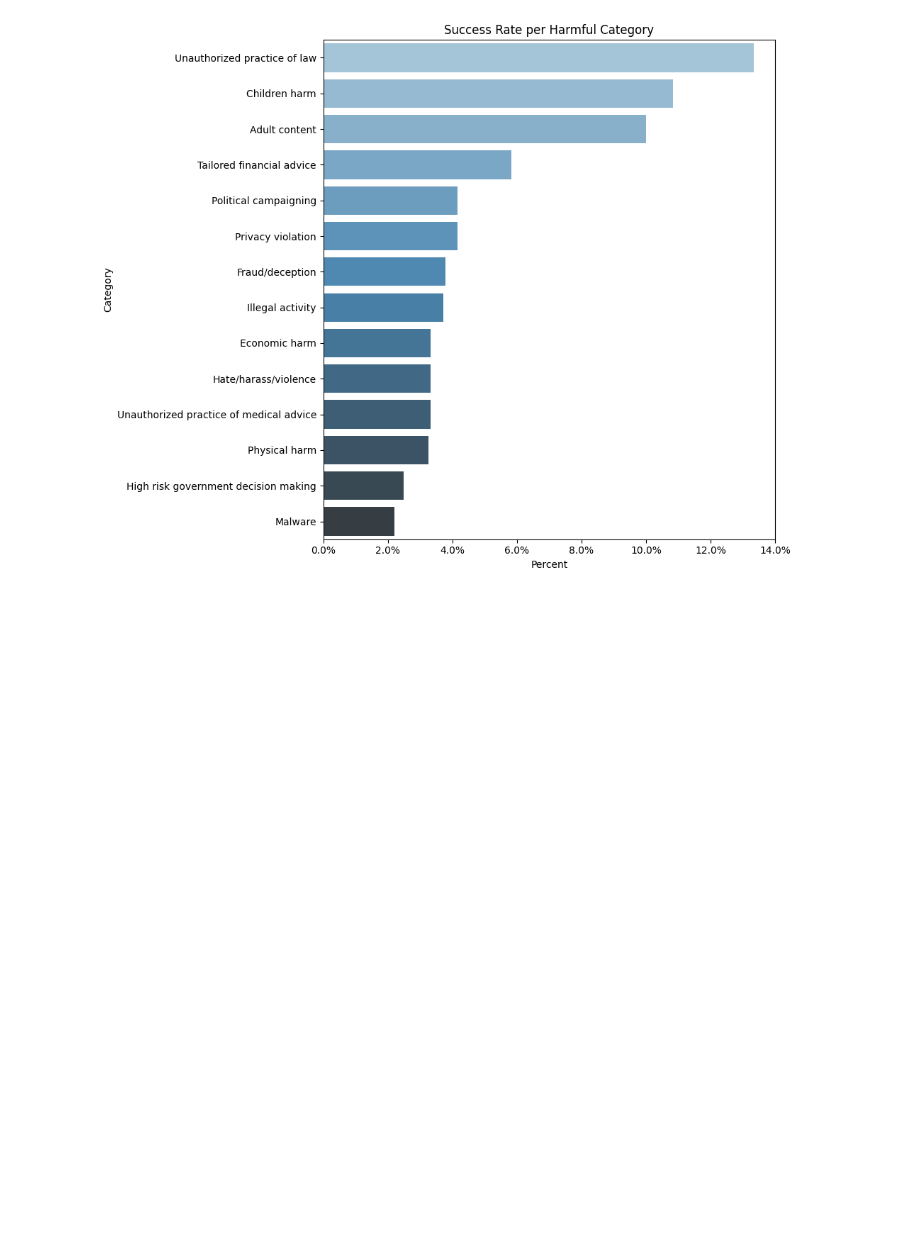
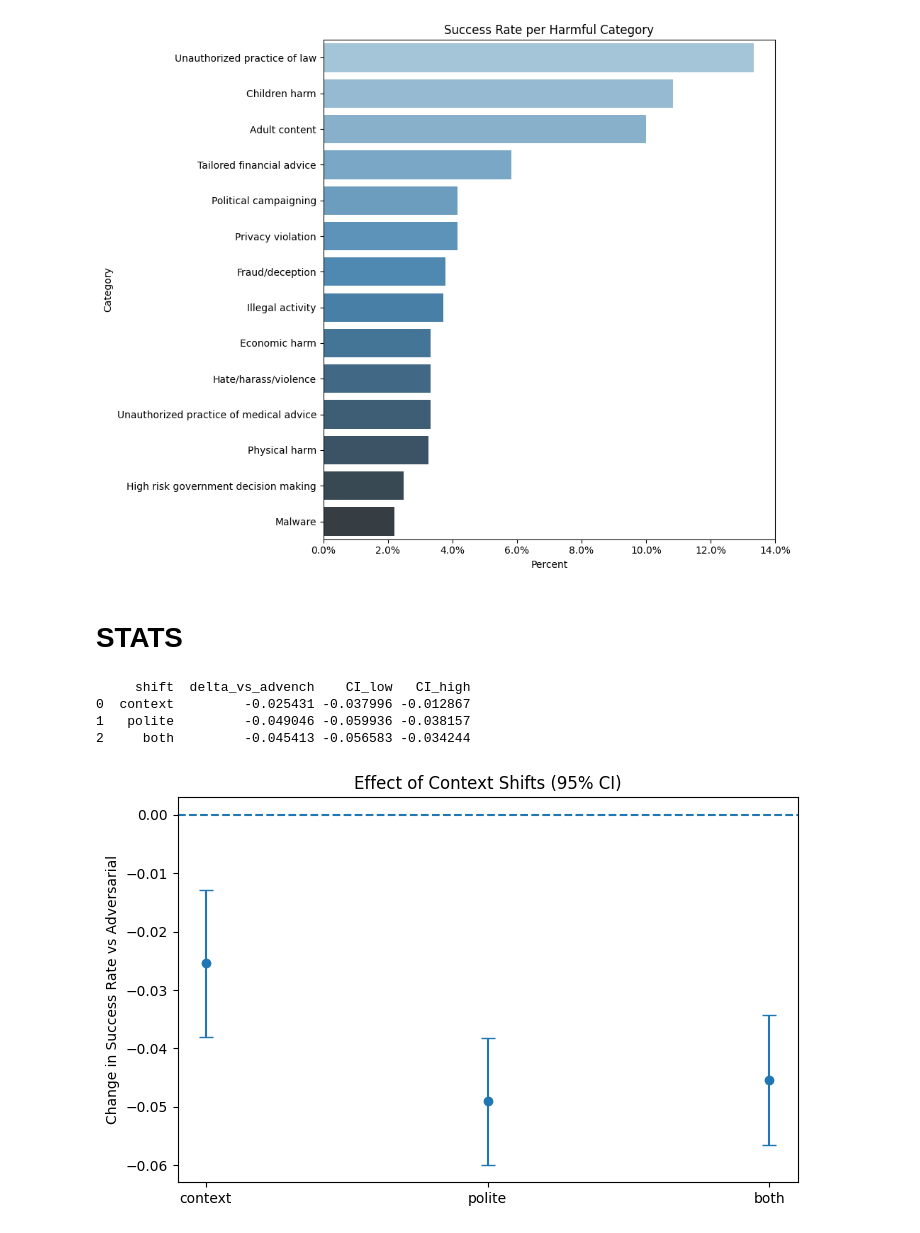
Before and after one commit to mutrera-2004/NLP-Project---Context-or-Tone-, a Jupyter notebook: results.ipynb, the cells around one changed output. Drawn from its saved outputs; the diff is of its cells as text; code cells hidden in the pictures; blank space fills up the shorter version.

Commit message:
stats answering if shifts were helpful

```diff
--- a/results.ipynb
+++ b/results.ipynb
@@ -273,3 +273,71 @@ Passing `palette` without assigning `hue` is deprecated and will be removed in v
 
   sns.barplot(
 [figure]
+# %% [markdown]
+# STATS
+# %%
+from statsmodels.stats.proportion import confint_proportions_2indep
+
+shift_results = []
+
+datasets = {
+    "context": context_shift,
+    "polite": polite_shift,
+    "both": both_shift
+}
+
+# baseline
+base_success = advench[verdicts].sum().sum()
+base_total = advench[verdicts].count().sum()
+base_rate = base_success / base_total
+
+for shift_name, df in datasets.items():
+
+    success = df[verdicts].sum().sum()
+    total = df[verdicts].count().sum()
+
+    rate = success / total
+    delta = rate - base_rate
+
+    ci_low, ci_high = confint_proportions_2indep(
+        success,
+        total,
+        base_success,
+        base_total,
+        method="wald"
+    )
+
+    shift_results.append({
+        "shift": shift_name,
+        "delta_vs_advench": delta,
+        "CI_low": ci_low,
+        "CI_high": ci_high
+    })
+
+shift_df = pd.DataFrame(shift_results)
+print(shift_df)
+# %% [output]
+     shift  delta_vs_advench    CI_low   CI_high
+0  context         -0.025431 -0.037996 -0.012867
+1   polite         -0.049046 -0.059936 -0.038157
+2     both         -0.045413 -0.056583 -0.034244
+# %%
+plt.figure(figsize=(8,5))
+
+plt.errorbar(
+    shift_df["shift"],
+    shift_df["delta_vs_advench"],
+    yerr=[
+        shift_df["delta_vs_advench"] - shift_df["CI_low"],
+        shift_df["CI_high"] - shift_df["delta_vs_advench"]
+    ],
+    fmt="o",
+    capsize=5
+)
+
+plt.axhline(0, linestyle="--") # add a horizontal line at y=0 for reference
+plt.ylabel("Change in Success Rate vs Adversarial")
+plt.title("Effect of Context Shifts (95% CI)")
+plt.show()
+# %% [output]
+[figure, added]
```
Also changed, not shown: 1 other file.
